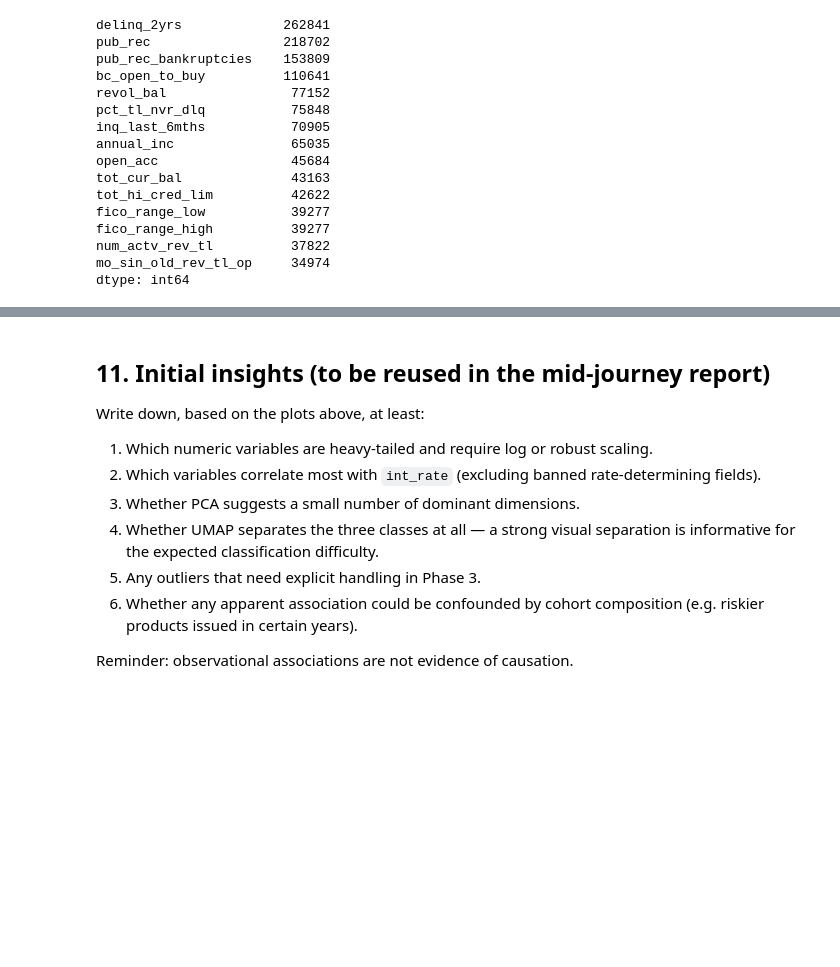
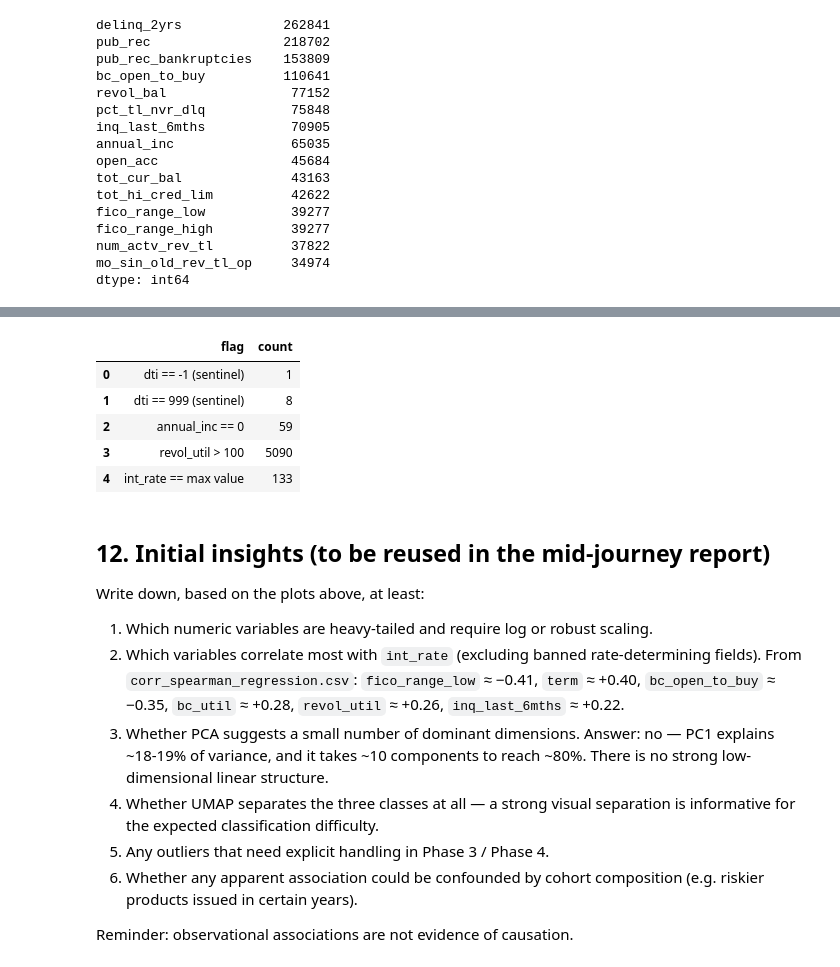
Before and after one commit to JoaoCatanho/Project_Ciencias_Dados, a Jupyter notebook: notebooks/03_eda.ipynb, the cells around one changed output, grey strips where cells are left out. Saved outputs shown, nothing was run; the diff lists cells and outputs as text; code cells hidden in the pictures; blank space fills up the shorter version.

```diff
--- a/notebooks/03_eda.ipynb
+++ b/notebooks/03_eda.ipynb
@@ -314,14 +401,46 @@ dtype: int64
+# %%
+flags = []
+if 'dti' in eda_reg.columns:
+    flags.append({'flag': 'dti == -1 (sentinel)',
+                  'count': int((eda_reg['dti'] == -1).sum())})
+    flags.append({'flag': 'dti == 999 (sentinel)',
+                  'count': int((eda_reg['dti'] == 999).sum())})
+if 'annual_inc' in eda_reg.columns:
+    flags.append({'flag': 'annual_inc == 0',
+                  'count': int((eda_reg['annual_inc'] == 0).sum())})
+if 'revol_util' in eda_reg.columns:
+    flags.append({'flag': 'revol_util > 100',
+                  'count': int((eda_reg['revol_util'] > 100).sum())})
+if 'int_rate' in eda_reg.columns:
+    flags.append({'flag': 'int_rate == max value',
+                  'count': int((eda_reg['int_rate'] == eda_reg['int_rate'].max()).sum())})
+
+flags_df = pd.DataFrame(flags)
+flags_df.to_csv(OUT_TABLES / 'eda_data_quality_flags.csv', index=False)
+flags_df
+# %% [output]
+|  | flag | count |
+| 0 | dti == -1 (sentinel) | 1 |
+| 1 | dti == 999 (sentinel) | 8 |
+| 2 | annual_inc == 0 | 59 |
+| 3 | revol_util > 100 | 5090 |
+| 4 | int_rate == max value | 133 |
 # %% [markdown]
-## 11. Initial insights (to be reused in the mid-journey report)
+## 12. Initial insights (to be reused in the mid-journey report)
 
 Write down, based on the plots above, at least:
 
 1. Which numeric variables are heavy-tailed and require log or robust scaling.
 2. Which variables correlate most with `int_rate` (excluding banned rate-determining fields).
-3. Whether PCA suggests a small number of dominant dimensions.
+   From `corr_spearman_regression.csv`: `fico_range_low` ≈ −0.41, `term` ≈ +0.40,
+   `bc_open_to_buy` ≈ −0.35, `bc_util` ≈ +0.28, `revol_util` ≈ +0.26,
+   `inq_last_6mths` ≈ +0.22.
+3. Whether PCA suggests a small number of dominant dimensions. Answer: no —
+   PC1 explains ~18-19% of variance, and it takes ~10 components to reach ~80%.
+   There is no strong low-dimensional linear structure.
 4. Whether UMAP separates the three classes at all — a strong visual separation
    is informative for the expected classification difficulty.
-5. Any outliers that need explicit handling in Phase 3.
+5. Any outliers that need explicit handling in Phase 3 / Phase 4.
 6. Whether any apparent association could be confounded by cohort composition
    (e.g. riskier products issued in certain years).
 
```
Also changed, not shown: parts of 27 cells of this notebook, 2 other files.
